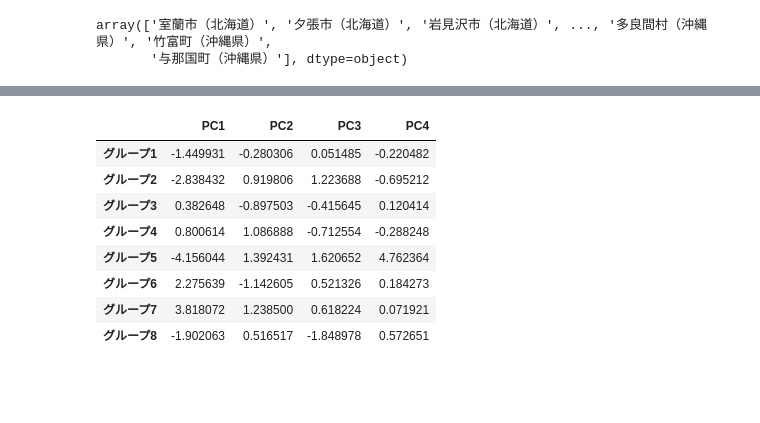
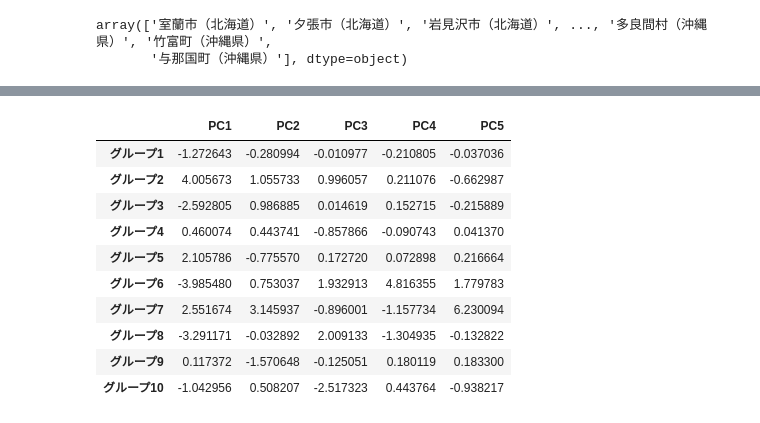
Before and after one commit to tMaehashi/City-Analysis, a Jupyter notebook: Code/city_2.ipynb, the cells around one changed output, grey strips where cells are left out. Saved outputs shown, nothing was run; the diff lists cells and outputs as text; code cells hidden in the pictures; blank space fills up the shorter version.

```diff
--- a/Code/city_2.ipynb
+++ b/Code/city_2.ipynb
@@ -153,7 +154,7 @@ my_score.shape
 # %%
 from sklearn.cluster import AgglomerativeClustering
 
-ac = AgglomerativeClustering(n_clusters=8, affinity='euclidean', linkage='ward')
+ac = AgglomerativeClustering(n_clusters=10, affinity='euclidean', linkage='ward')
 labels = ac.fit_predict(my_score)
 labels
 # %% [output]
@@ -199,6 +200,8 @@ group5 = []
 group6 = []
 group7 = []
 group8 = []
+group9 = []
+group10 = []
 
 for i in range(1451):
     if labels[i] == 0:
@@ -215,8 +218,12 @@ for i in range(1451):
         group6.append(C[i])
     elif labels[i] == 6:
         group7.append(C[i])
+    elif labels[i] == 7:
+        group8.append(C[i])
+    elif labels[i] == 8:
+        group9.append(C[i])
     else:
-        group8.append(C[i])
+        group10.append(C[i])
 # %%
 df_group1 = df_score.loc[group1, :]
 df_group1
@@ -359,0 +366,3 @@ df_group8
+# %%
+df_group9 = df_score.loc[group9, :]
+df_group9
@@ -359,0 +383,3 @@ df_group8
+# %%
+df_group10 = df_score.loc[group10, :]
+df_group10
@@ -372,16 +416,18 @@ def color_background2(val):
     return 'background-color: %s' % color
 # %%
 pd.DataFrame([df_group1.mean(), df_group2.mean(), df_group3.mean(), df_group4.mean(), df_group5.mean(), df_group6.mean(),
-            df_group7.mean(), df_group8.mean()],
-            index=['グループ1', 'グループ2', 'グループ3', 'グループ4', 'グループ5', 'グループ6', 'グループ7', 'グループ8'
-            ]).style.applymap(color_background2)
+            df_group7.mean(), df_group8.mean(), df_group9.mean(), df_group10.mean()],
+            index=['グループ1', 'グループ2', 'グループ3', 'グループ4', 'グループ5', 'グループ6', 'グループ7', 'グループ8', 'グループ9',
+            'グループ10']).style.applymap(color_background2)
 # %% [output]
-|  | PC1 | PC2 | PC3 | PC4 |
-| グループ1 | -1.449931 | -0.280306 | 0.051485 | -0.220482 |
-| グループ2 | -2.838432 | 0.919806 | 1.223688 | -0.695212 |
-| グループ3 | 0.382648 | -0.897503 | -0.415645 | 0.120414 |
-| グループ4 | 0.800614 | 1.086888 | -0.712554 | -0.288248 |
-| グループ5 | -4.156044 | 1.392431 | 1.620652 | 4.762364 |
-| グループ6 | 2.275639 | -1.142605 | 0.521326 | 0.184273 |
-| グループ7 | 3.818072 | 1.238500 | 0.618224 | 0.071921 |
-| グループ8 | -1.902063 | 0.516517 | -1.848978 | 0.572651 |
+|  | PC1 | PC2 | PC3 | PC4 | PC5 |
+| グループ1 | -1.272643 | -0.280994 | -0.010977 | -0.210805 | -0.037036 |
+| グループ2 | 4.005673 | 1.055733 | 0.996057 | 0.211076 | -0.662987 |
+| グループ3 | -2.592805 | 0.986885 | 0.014619 | 0.152715 | -0.215889 |
+| グループ4 | 0.460074 | 0.443741 | -0.857866 | -0.090743 | 0.041370 |
+| グループ5 | 2.105786 | -0.775570 | 0.172720 | 0.072898 | 0.216664 |
+| グループ6 | -3.985480 | 0.753037 | 1.932913 | 4.816355 | 1.779783 |
+| グループ7 | 2.551674 | 3.145937 | -0.896001 | -1.157734 | 6.230094 |
+| グループ8 | -3.291171 | -0.032892 | 2.009133 | -1.304935 | -0.132822 |
+| グループ9 | 0.117372 | -1.570648 | -0.125051 | 0.180119 | 0.183300 |
+| グループ10 | -1.042956 | 0.508207 | -2.517323 | 0.443764 | -0.938217 |
```
Also changed, not shown: parts of 23 cells of this notebook.
